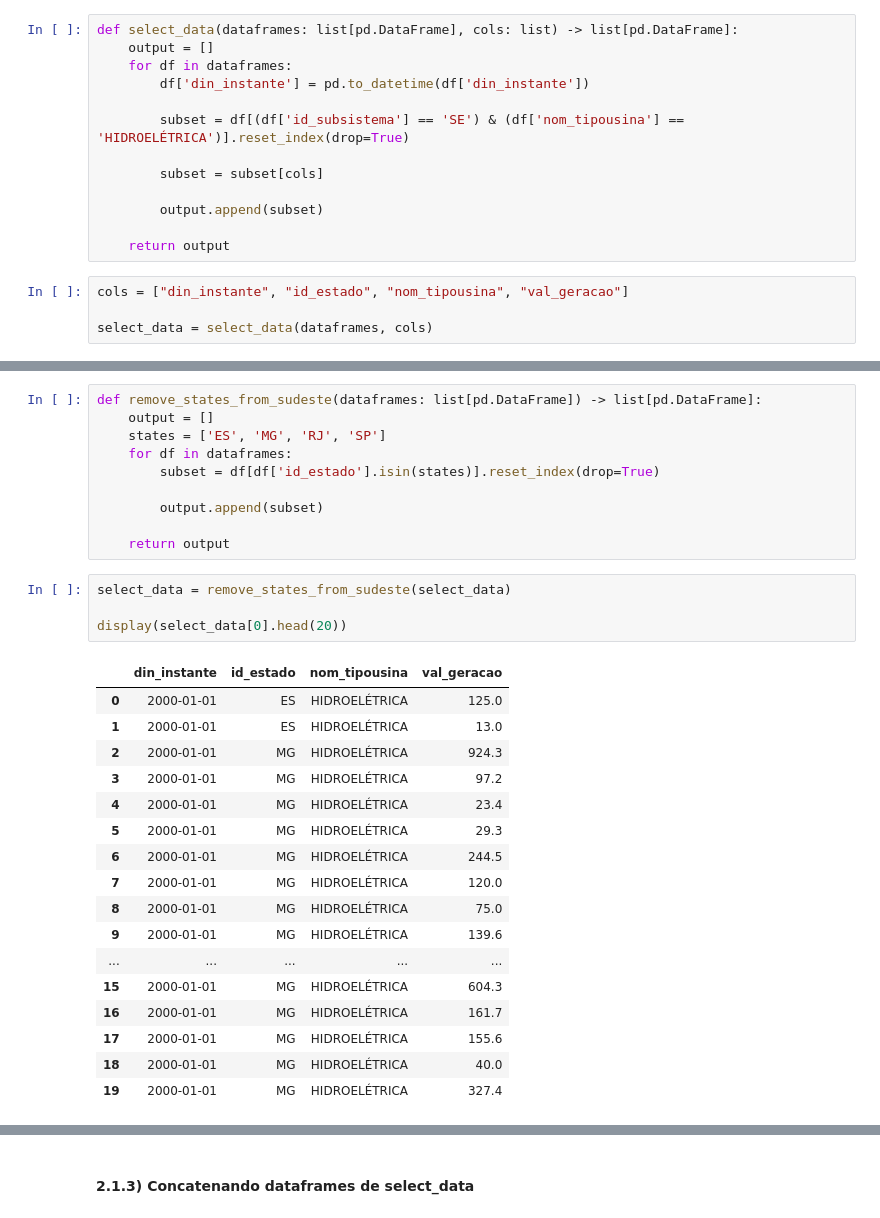
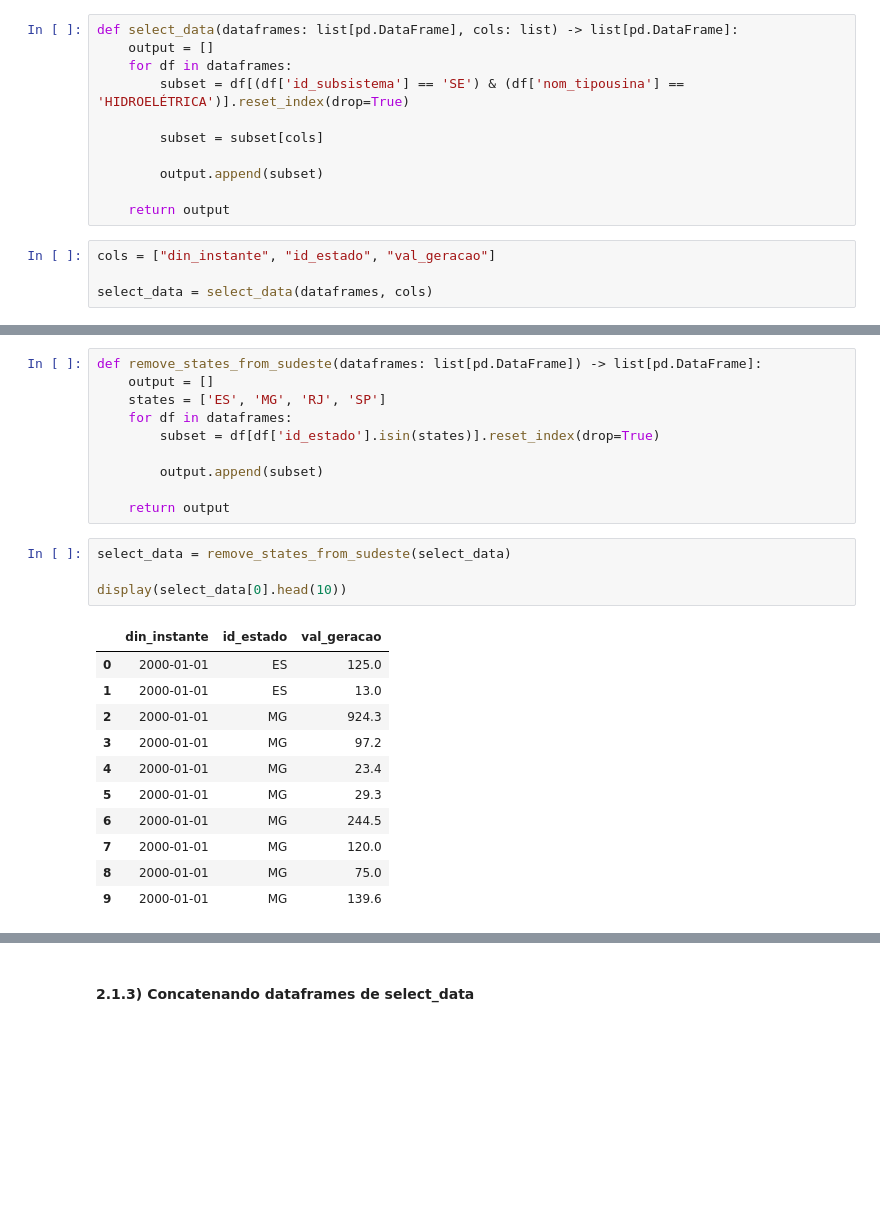
Before and after one commit to Ktzani/brazil-energy-prediction, a Jupyter notebook: app/predict-model.ipynb, the cells around one changed output, grey strips where cells are left out. Saved outputs shown, nothing was run; the diff lists cells and outputs as text; blank space fills up the shorter version.

```diff
--- a/app/predict-model.ipynb
+++ b/app/predict-model.ipynb
@@ -132,8 +134,6 @@ dataframes[0].shape
 def select_data(dataframes: list[pd.DataFrame], cols: list) -> list[pd.DataFrame]:
     output = []
     for df in dataframes:
-        df['din_instante'] = pd.to_datetime(df['din_instante'])
-
         subset = df[(df['id_subsistema'] == 'SE') & (df['nom_tipousina'] == 'HIDROELÉTRICA')].reset_index(drop=True)
 
         subset = subset[cols]
@@ -142,7 +142,7 @@ def select_data(dataframes: list[pd.DataFrame], cols: list) -> list[pd.DataFrame
 
     return output
 # %%
-cols = ["din_instante", "id_estado", "nom_tipousina", "val_geracao"]
+cols = ["din_instante", "id_estado", "val_geracao"]
 
 select_data = select_data(dataframes, cols)
 # %%
@@ -188,25 +182,19 @@ def remove_states_from_sudeste(dataframes: list[pd.DataFrame]) -> list[pd.DataFr
 # %%
 select_data = remove_states_from_sudeste(select_data)
 
-display(select_data[0].head(20))
+display(select_data[0].head(10))
 # %% [output]
-|  | din_instante | id_estado | nom_tipousina | val_geracao |
-| 0 | 2000-01-01 | ES | HIDROELÉTRICA | 125.0 |
-| 1 | 2000-01-01 | ES | HIDROELÉTRICA | 13.0 |
-| 2 | 2000-01-01 | MG | HIDROELÉTRICA | 924.3 |
-| 3 | 2000-01-01 | MG | HIDROELÉTRICA | 97.2 |
-| 4 | 2000-01-01 | MG | HIDROELÉTRICA | 23.4 |
-| 5 | 2000-01-01 | MG | HIDROELÉTRICA | 29.3 |
-| 6 | 2000-01-01 | MG | HIDROELÉTRICA | 244.5 |
-| 7 | 2000-01-01 | MG | HIDROELÉTRICA | 120.0 |
-| 8 | 2000-01-01 | MG | HIDROELÉTRICA | 75.0 |
-| 9 | 2000-01-01 | MG | HIDROELÉTRICA | 139.6 |
-| ... | ... | ... | ... | ... |
-| 15 | 2000-01-01 | MG | HIDROELÉTRICA | 604.3 |
-| 16 | 2000-01-01 | MG | HIDROELÉTRICA | 161.7 |
-| 17 | 2000-01-01 | MG | HIDROELÉTRICA | 155.6 |
-| 18 | 2000-01-01 | MG | HIDROELÉTRICA | 40.0 |
-| 19 | 2000-01-01 | MG | HIDROELÉTRICA | 327.4 |
+|  | din_instante | id_estado | val_geracao |
+| 0 | 2000-01-01 | ES | 125.0 |
+| 1 | 2000-01-01 | ES | 13.0 |
+| 2 | 2000-01-01 | MG | 924.3 |
+| 3 | 2000-01-01 | MG | 97.2 |
+| 4 | 2000-01-01 | MG | 23.4 |
+| 5 | 2000-01-01 | MG | 29.3 |
+| 6 | 2000-01-01 | MG | 244.5 |
+| 7 | 2000-01-01 | MG | 120.0 |
+| 8 | 2000-01-01 | MG | 75.0 |
+| 9 | 2000-01-01 | MG | 139.6 |
 # %%
 select_data[0].info()
 # %% [output]
```
Also changed, not shown: parts of 121 cells of this notebook, 24 other files.
